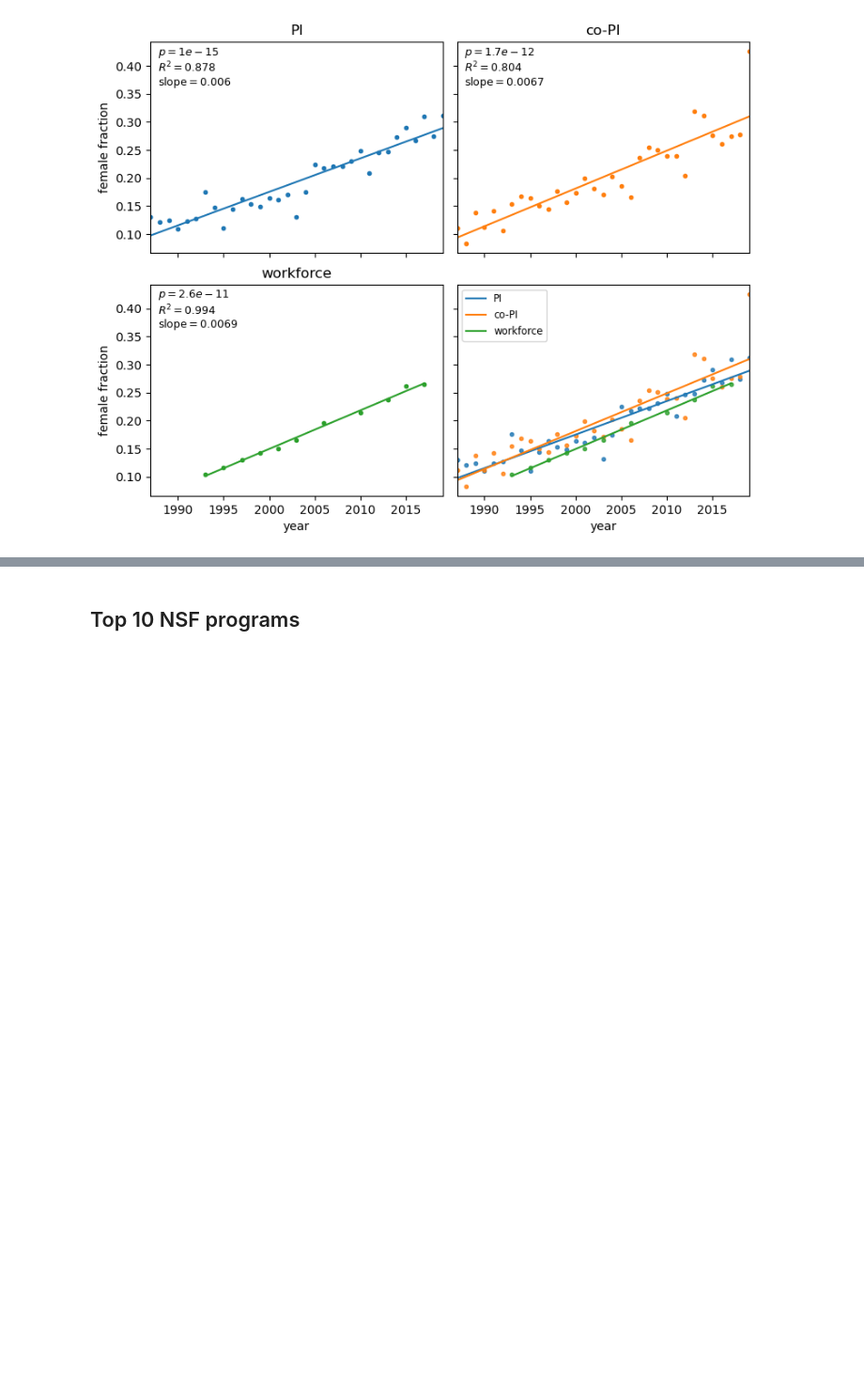
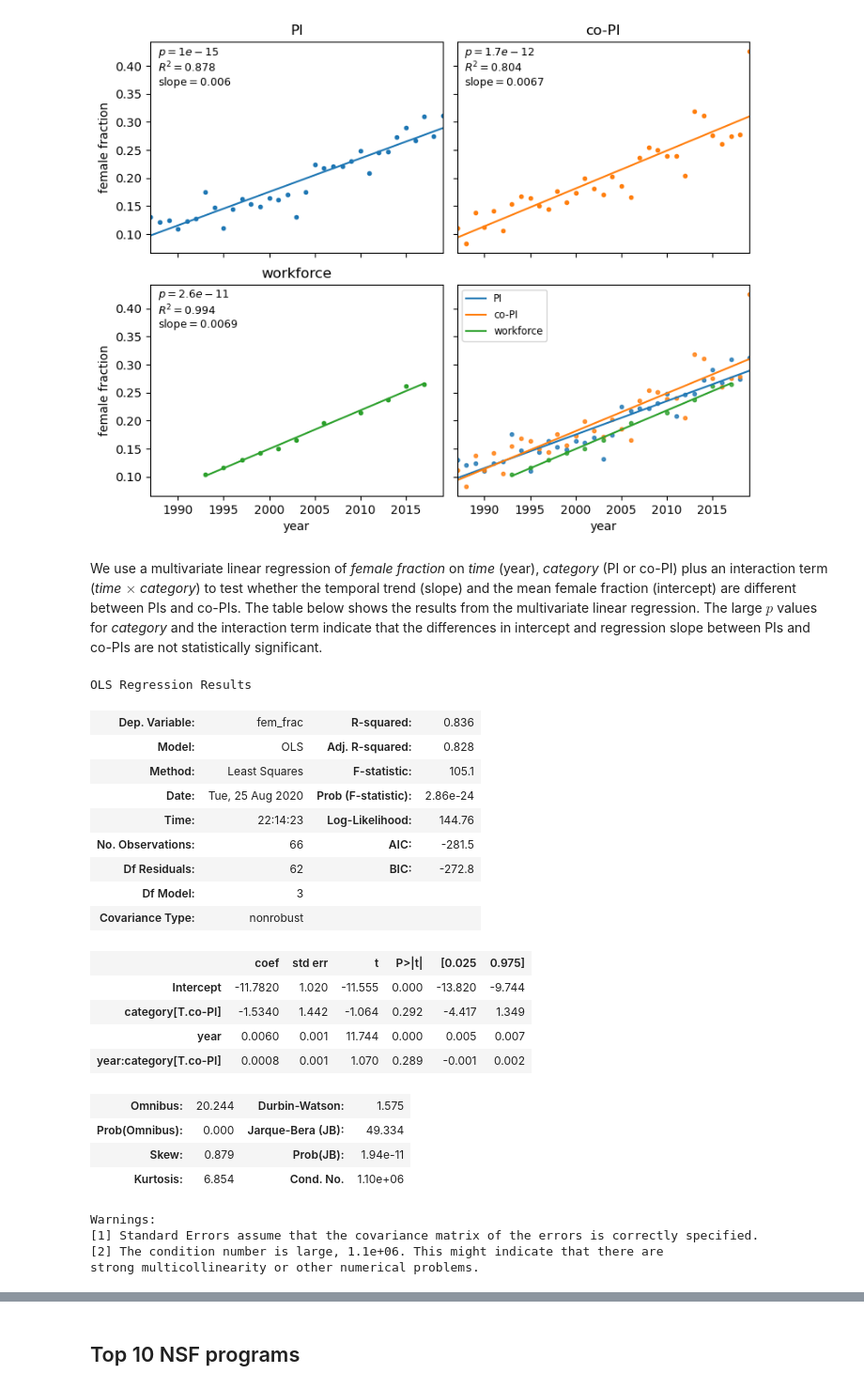
Before and after one commit to idlima/nsf-oce-gender, a Jupyter notebook: 05_analysis.ipynb, the cells around one changed output, grey strips where cells are left out. Shown at 94% size. Drawn from its saved outputs; the diff is of its cells as text; code cells hidden in the pictures; blank space fills up the shorter version.

```diff
--- a/05_analysis.ipynb
+++ b/05_analysis.ipynb
@@ -143,4 +143,39 @@ lines = axs[1,1].get_lines()
 _ = axs[1,1].legend(lines,['PI','co-PI','workforce'], loc='upper left')
 # %% [output]
 [figure]
+# %% [markdown]
+We use a multivariate linear regression of *female fraction* on *time* (year), *category* (PI or co-PI) plus an interaction term (*time* $\times$ *category*) to test whether the temporal trend (slope) and the mean female fraction (intercept) are different between PIs and co-PIs. The table below shows the results from the multivariate linear regression. The large $p$ values for *category* and the interaction term indicate that the differences in intercept and regression slope between PIs and co-PIs are not statistically significant.
+# %%
+import statsmodels.formula.api as smf
+
+df_pi = pd.DataFrame({'fem_frac':female_frac['PI'], 'category':'PI'})
+df_copi = pd.DataFrame({'fem_frac':female_frac['co-PI'], 'category':'co-PI'})
+df  = pd.concat([df_pi,df_copi]).reset_index()
+lreg = smf.ols(formula='fem_frac ~ year + category + year:category', data=df)
+res = lreg.fit()
+res.summary()
+# %% [output]
+OLS Regression Results
+| Dep. Variable: | fem_frac | R-squared: | 0.836 |
+| Model: | OLS | Adj. R-squared: | 0.828 |
+| Method: | Least Squares | F-statistic: | 105.1 |
+| Date: | Tue, 25 Aug 2020 | Prob (F-statistic): | 2.86e-24 |
+| Time: | 22:14:23 | Log-Likelihood: | 144.76 |
+| No. Observations: | 66 | AIC: | -281.5 |
+| Df Residuals: | 62 | BIC: | -272.8 |
+| Df Model: | 3 |  |  |
+| Covariance Type: | nonrobust |  |  |
+|  | coef | std err | t | P>|t| | [0.025 | 0.975] |
+| Intercept | -11.7820 | 1.020 | -11.555 | 0.000 | -13.820 | -9.744 |
+| category[T.co-PI] | -1.5340 | 1.442 | -1.064 | 0.292 | -4.417 | 1.349 |
+| year | 0.0060 | 0.001 | 11.744 | 0.000 | 0.005 | 0.007 |
+| year:category[T.co-PI] | 0.0008 | 0.001 | 1.070 | 0.289 | -0.001 | 0.002 |
+| Omnibus: | 20.244 | Durbin-Watson: | 1.575 |
+| Prob(Omnibus): | 0.000 | Jarque-Bera (JB): | 49.334 |
+| Skew: | 0.879 | Prob(JB): | 1.94e-11 |
+| Kurtosis: | 6.854 | Cond. No. | 1.10e+06 |
+Warnings:
+[1] Standard Errors assume that the covariance matrix of the errors is correctly specified.
+[2] The condition number is large, 1.1e+06. This might indicate that there are
+strong multicollinearity or other numerical problems.
 # %% [markdown]
```
Also changed, not shown: parts of 3 cells of this notebook.
